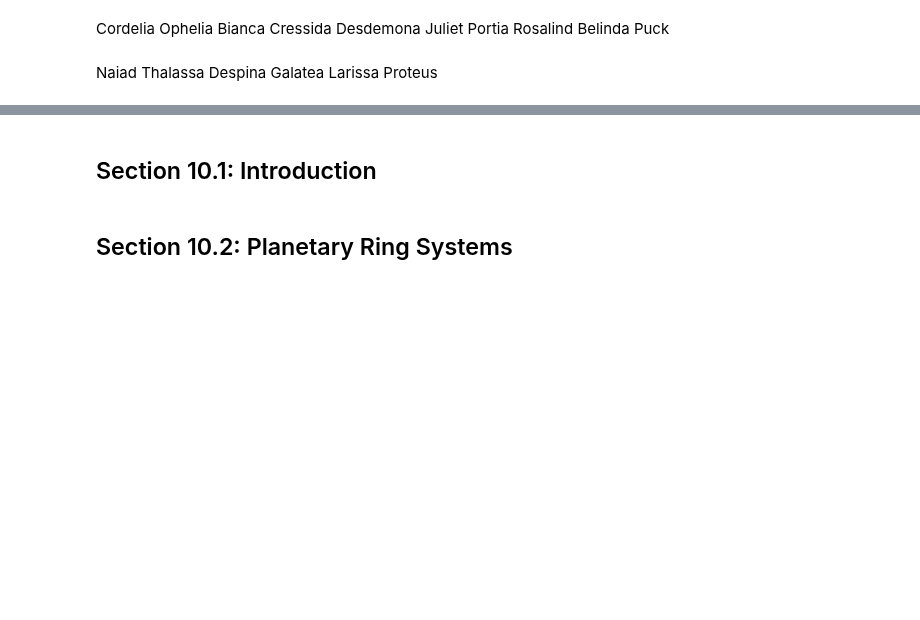
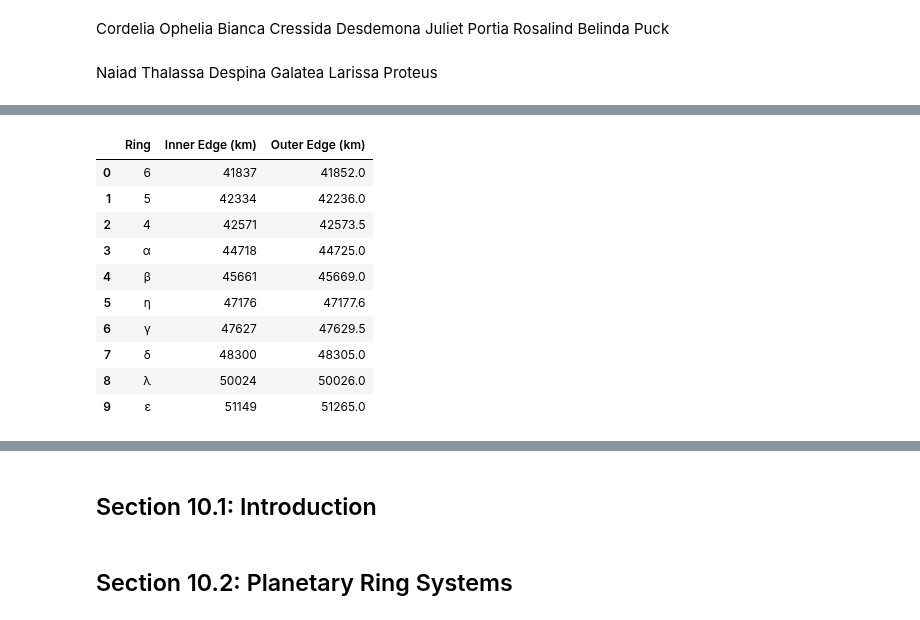
Before and after one commit to seap-udea/murray-dermott-action, a Jupyter notebook: PlanetaryRings/Chapter10.ipynb, the cells around one changed output, grey strips where cells are left out. Cells and saved outputs as stored; diff of their text form; code cells hidden in the pictures; blank space fills up the shorter version.

```diff
--- a/PlanetaryRings/Chapter10.ipynb
+++ b/PlanetaryRings/Chapter10.ipynb
@@ -111,0 +224,30 @@ neptune_axes = np.array([None]*len(neptune_satellites))
+# %%
+# Uranus's ring system
+six_ring = ['6', 41837, 41852]
+five_ring = ['5', 42334, 42236]
+four_ring = ['4', 42571, 42573.5]
+α_ring = ['α', 44718, 44725]
+β_ring = ['β', 45661, 45669]
+η_ring = ['η', 47176, 47177.6]
+γ_ring = ['γ', 47627, 47629.5]
+δ_ring = ['δ', 48300, 48305]
+λ_ring = ['λ', 50024, 50026]
+ε_ring = ['ε', 51149, 51265]
+
+uranus_ring_systems = pd.DataFrame([six_ring, five_ring, four_ring,
+                                    α_ring, β_ring, η_ring, γ_ring,
+                                    δ_ring, λ_ring, ε_ring],
+                                   columns = ['Ring', 'Inner Edge (km)', 'Outer Edge (km)'])
+uranus_ring_systems
+# %% [output]
+|  | Ring | Inner Edge (km) | Outer Edge (km) |
+| 0 | 6 | 41837 | 41852.0 |
+| 1 | 5 | 42334 | 42236.0 |
+| 2 | 4 | 42571 | 42573.5 |
+| 3 | α | 44718 | 44725.0 |
+| 4 | β | 45661 | 45669.0 |
+| 5 | η | 47176 | 47177.6 |
+| 6 | γ | 47627 | 47629.5 |
+| 7 | δ | 48300 | 48305.0 |
+| 8 | λ | 50024 | 50026.0 |
+| 9 | ε | 51149 | 51265.0 |
```
Also changed, not shown: parts of 35 cells of this notebook.
